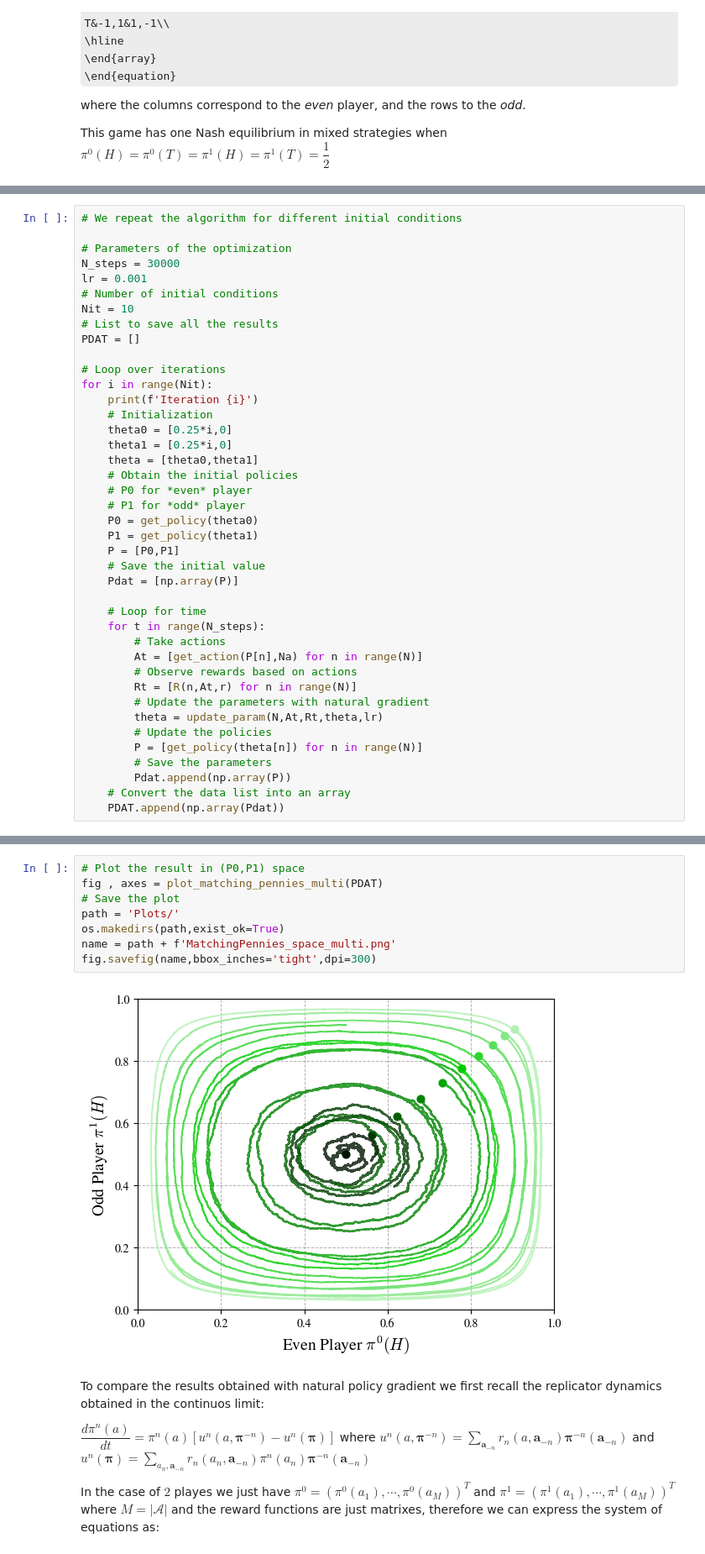
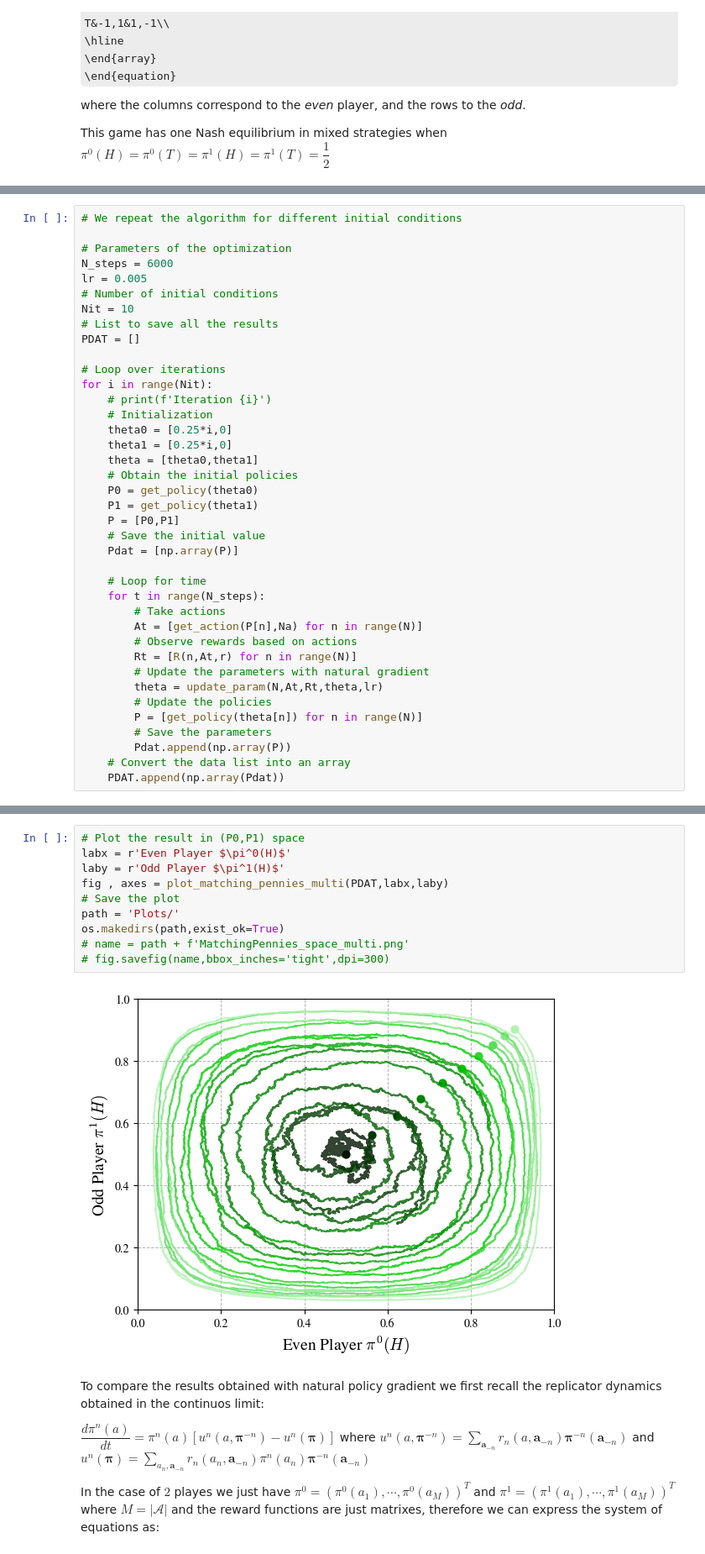
Before and after one commit to CristopherErazo/Reinforcement-Learning, a Jupyter notebook: Multi_Agent_RL.ipynb, the cells around one changed output, grey strips where cells are left out. Shown at 84% size. Drawn from its saved outputs; the diff is of its cells as text; some formulas as TeX source.

```diff
--- a/Multi_Agent_RL.ipynb
+++ b/Multi_Agent_RL.ipynb
@@ -489,8 +526,8 @@ fig.savefig(name,bbox_inches='tight',dpi=300)
 # We repeat the algorithm for different initial conditions
 
 # Parameters of the optimization
-N_steps = 30000
-lr = 0.001
+N_steps = 6000
+lr = 0.005
 # Number of initial conditions
 Nit = 10
 # List to save all the results
@@ -498,14 +535,12 @@ PDAT = []
 
 # Loop over iterations
 for i in range(Nit):
-    print(f'Iteration {i}')
+    # print(f'Iteration {i}')
     # Initialization
     theta0 = [0.25*i,0]
     theta1 = [0.25*i,0]
     theta = [theta0,theta1]
     # Obtain the initial policies
-    # P0 for *even* player
-    # P1 for *odd* player
     P0 = get_policy(theta0)
     P1 = get_policy(theta1)
     P = [P0,P1]
@@ -552,13 +564,15 @@ for n in range(N):
 # %%
 # Plot the result in (P0,P1) space
-fig , axes = plot_matching_pennies_multi(PDAT)
+labx = r'Even Player $\pi^0(H)$'
+laby = r'Odd Player $\pi^1(H)$'
+fig , axes = plot_matching_pennies_multi(PDAT,labx,laby)
 # Save the plot
 path = 'Plots/'
 os.makedirs(path,exist_ok=True)
-name = path + f'MatchingPennies_space_multi.png'
-fig.savefig(name,bbox_inches='tight',dpi=300)
+# name = path + f'MatchingPennies_space_multi.png'
+# fig.savefig(name,bbox_inches='tight',dpi=300)
 # %% [output]
-[figure, old version]
+[figure, new version]
 # %% [markdown]
 To compare the results obtained with natural policy gradient we first recall the replicator dynamics obtained in the continuos limit:
 
```
Also changed, not shown: parts of 30 cells of this notebook.
